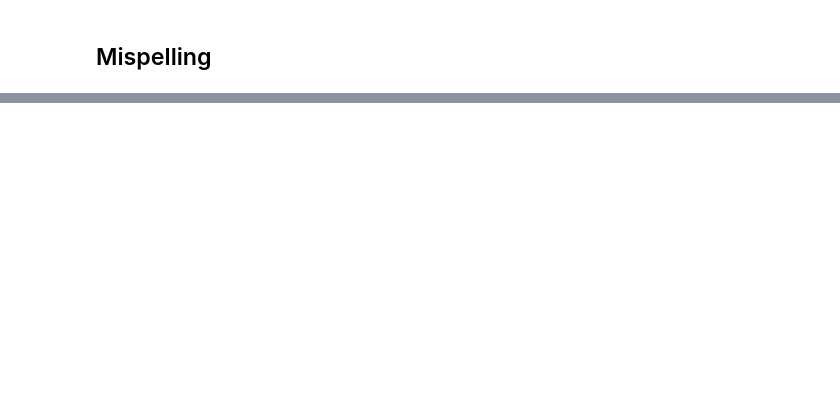
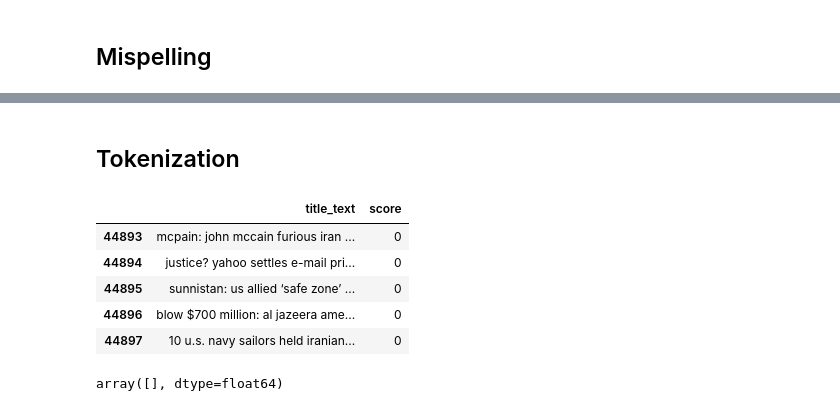
Before and after one commit to LiamCafffrey/FakeNews, a Jupyter notebook: notebooks/andrea.ipynb, the cells around one changed output, grey strips where cells are left out. Saved outputs shown, nothing was run; the diff lists cells and outputs as text; code cells hidden in the pictures; blank space fills up the shorter version.

```diff
--- a/notebooks/andrea.ipynb
+++ b/notebooks/andrea.ipynb
@@ -136,8 +136,6 @@ data['text']=data['text'].apply(no_num)
       #return text.translate(None,string.punctuation)
 
 data['text'] = data['text'].str.replace('[^\w\s]','')
-# %%
-data['title'] = data['title'].str.replace('[^\w\s]','')
 # %%
 from nltk.corpus import stopwords
 stop_words = set(stopwords.words('english'))
@@ -170,3 +174,8 @@ data_common_fake['title_text'] = data_common_fake['title_text'].apply(lambda x:
+# %%
+# remove 'reuters'
+stop_words =['reuters']
+pat = '|'.join(r"\b{}\b".format(x) for x in stop_words)
+data['text'] = data['text'].str.replace(pat, '')
 # %% [markdown]
 ## some code I won't use
 # %%
@@ -288,0 +304,2 @@ fig.show()
+# %% [markdown]
+## Tokenization
@@ -288,0 +315,13 @@ fig.show()
+# %%
+data_concat = data.copy()
+data_concat['title_text'] = data['title'] + data['text']
+data_concat.drop(columns = ['title', 'text'], inplace = True)
+data_concat = data_concat[['title_text', 'score']]
+data_concat.tail()
+# %% [output]
+|  | title_text | score |
+| 44893 | mcpain: john mccain furious iran ... | 0 |
+| 44894 | justice? yahoo settles e-mail pri... | 0 |
+| 44895 | sunnistan: us allied ‘safe zone’ ... | 0 |
+| 44896 | blow $700 million: al jazeera ame... | 0 |
+| 44897 | 10 u.s. navy sailors held iranian... | 0 |
@@ -288,0 +341,4 @@ fig.show()
+# %%
+embedded_sentence
+# %% [output]
+array([], dtype=float64)
```
Also changed, not shown: parts of 11 cells of this notebook.
